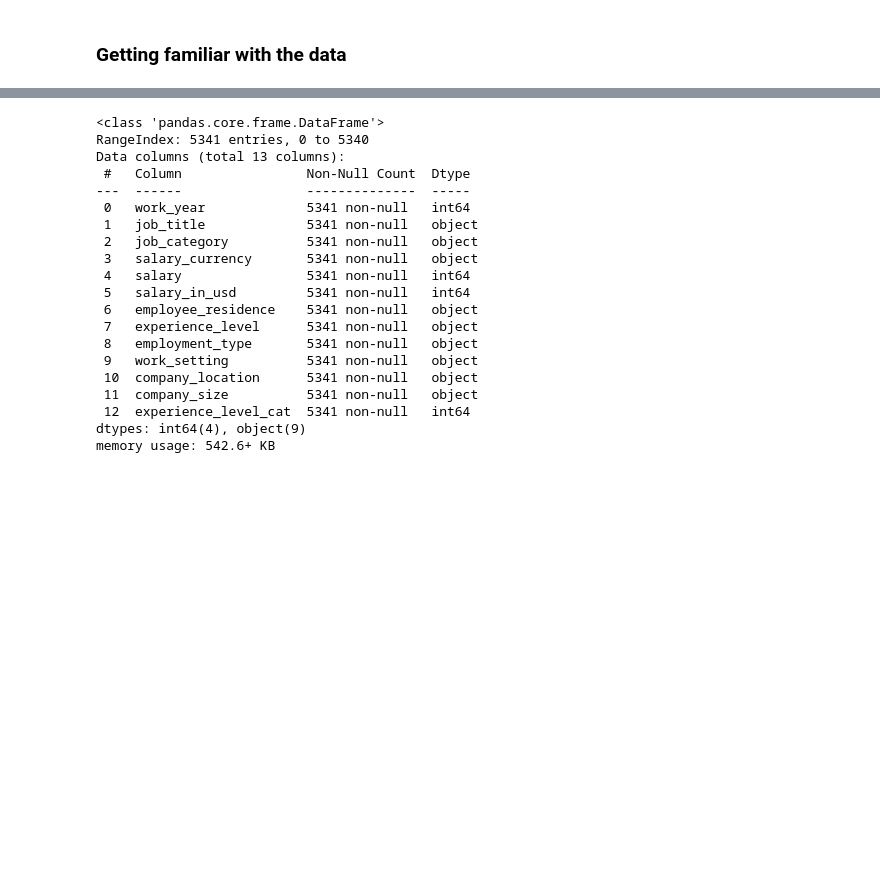
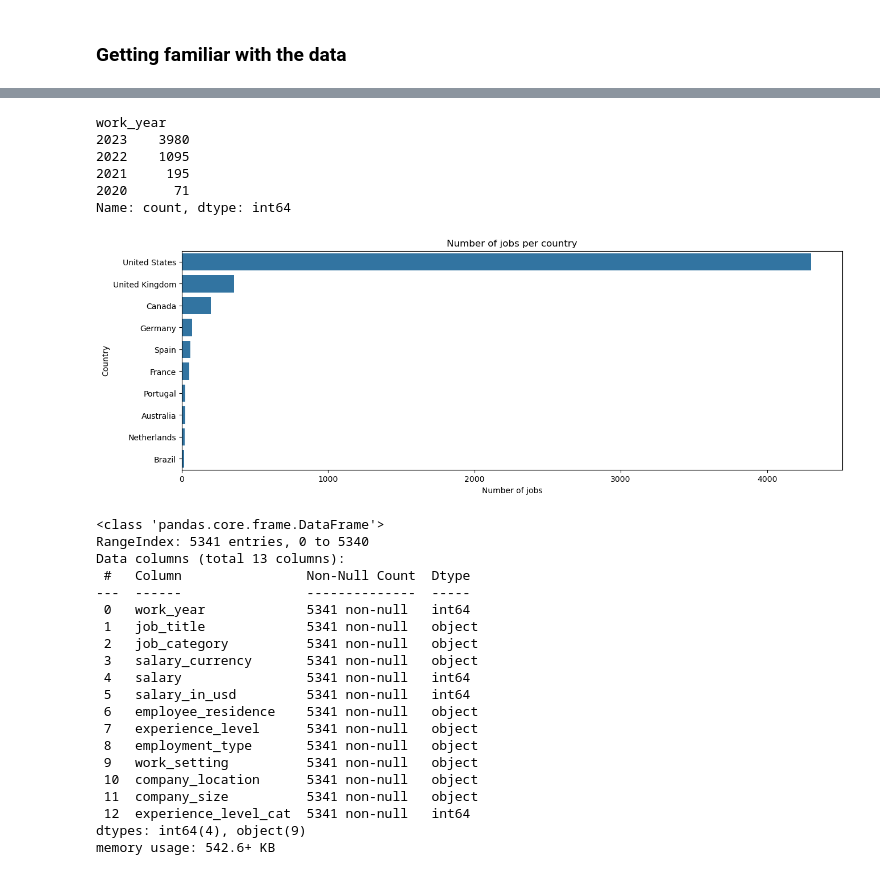
Before and after one commit to com-480-data-visualization/data_girls, a Jupyter notebook: Milestone1/data_inspection_d2.ipynb, the cells around one changed output, grey strips where cells are left out. Cells and saved outputs as stored; diff of their text form; code cells hidden in the pictures; blank space fills up the shorter version.

```diff
--- a/Milestone1/data_inspection_d2.ipynb
+++ b/Milestone1/data_inspection_d2.ipynb
@@ -21,3 +81,26 @@ df.head()
+# %%
+
+
+# print(df['company_location'].unique())
+# print the number of jobs per country
+print(df['work_year'].value_counts())
+# Plot the number of jobs per country where is more than 100
+l = df[df['company_location'].isin(df['company_location'].value_counts()[df['company_location'].value_counts() > 15].index)]
+# Plot the number of jobs per country
+plt.figure(figsize=(15, 5))
+sns.countplot(data=df, y='company_location', order=l['company_location'].value_counts().index)
+plt.title('Number of jobs per country')
+plt.xlabel('Number of jobs')
+plt.ylabel('Country')
+plt.show()
+# %% [output]
+work_year
+2023    3980
+2022    1095
+2021     195
+2020      71
+Name: count, dtype: int64
+[figure, added]
 # %%
 df.info()
 # %% [output]
```
Also changed, not shown: parts of 4 cells of this notebook, 1 other file.
